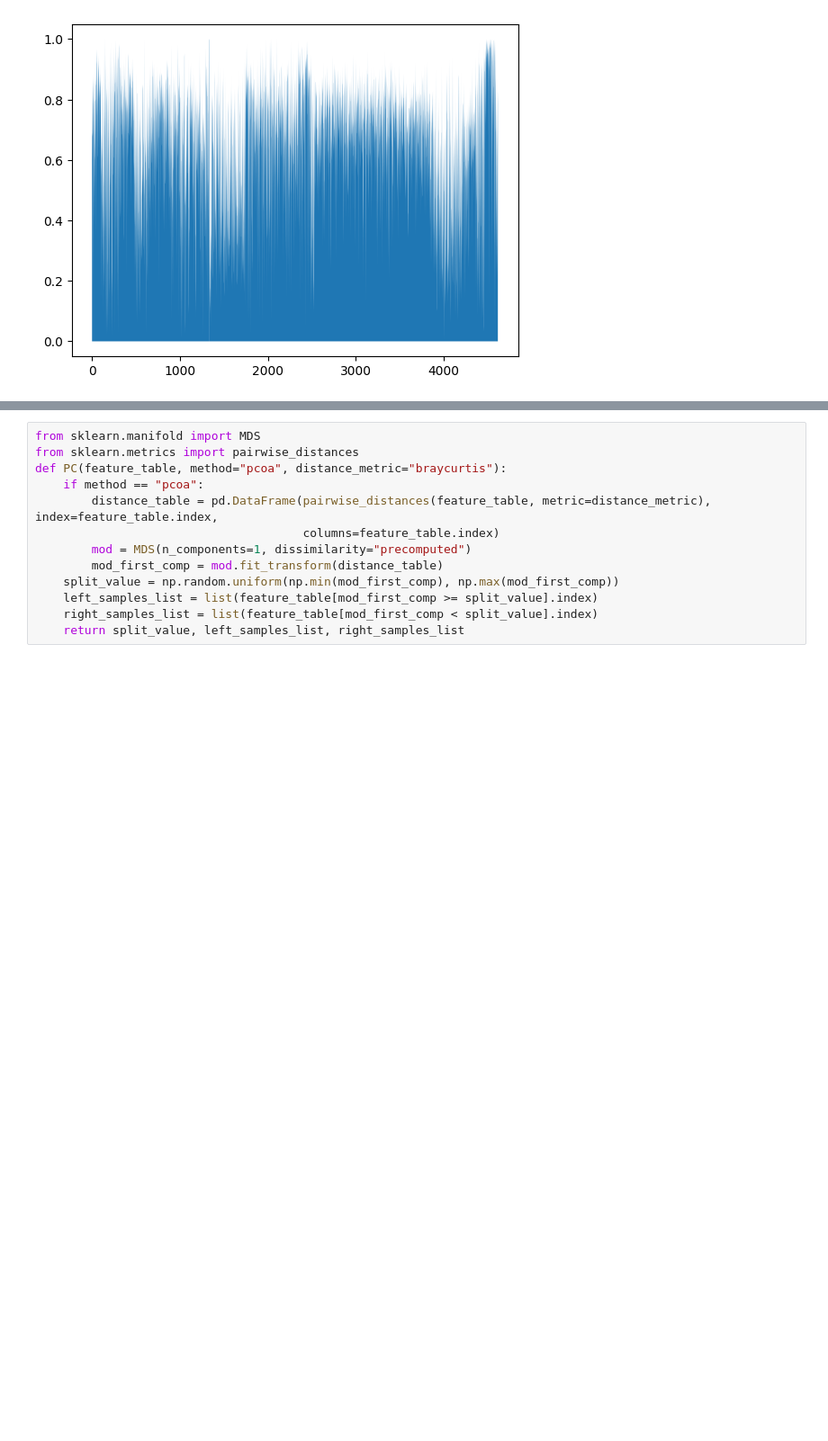
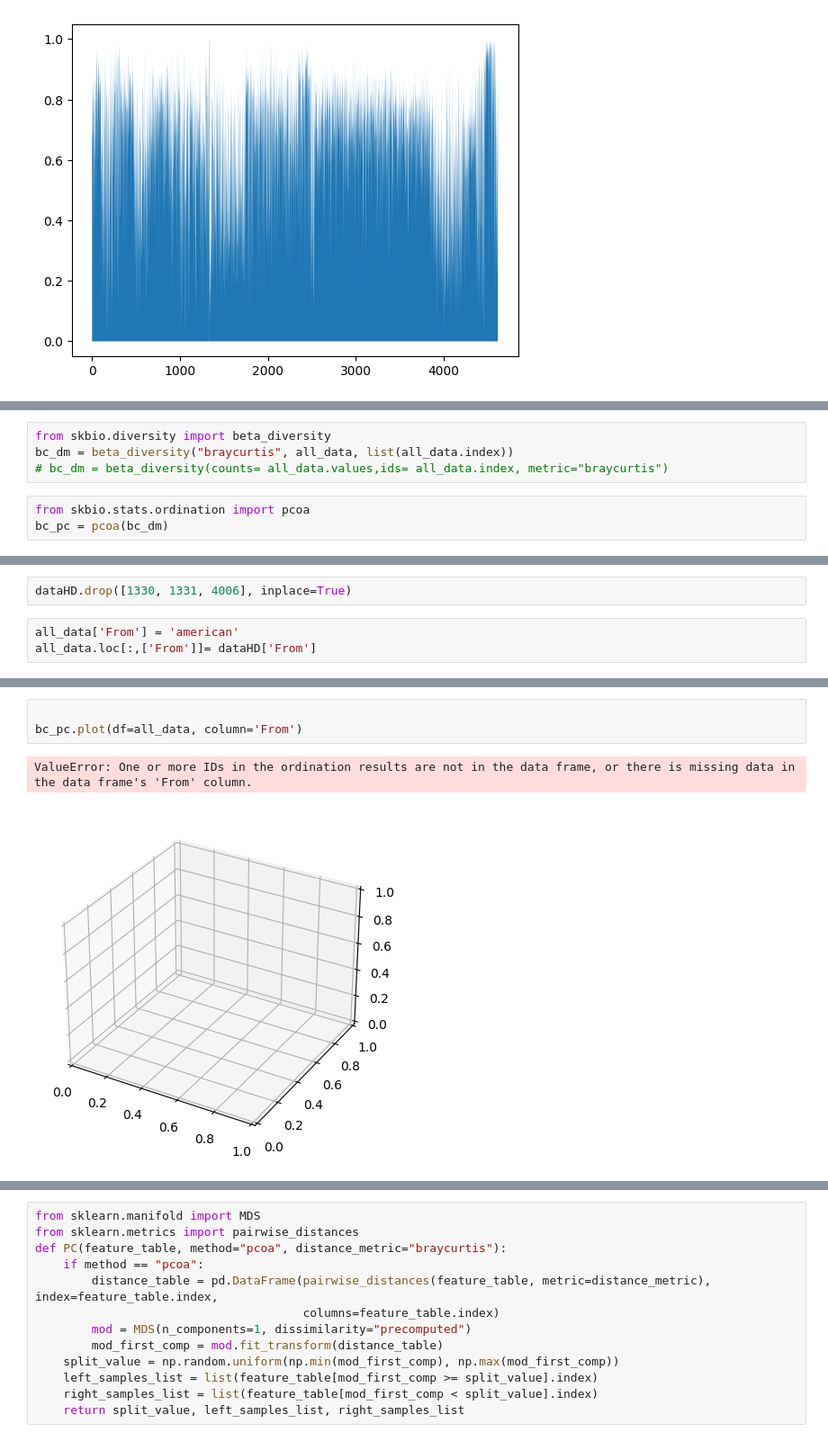
Before and after one commit to talnof1/microbiome_dysbiosis, a Jupyter notebook: american_gut/american_gut_pca.ipynb, the cells around one changed output, grey strips where cells are left out. Shown at 90% size. Saved outputs shown, nothing was run; the diff lists cells and outputs as text; blank space fills up the shorter version.

Commit message:
pcoa

```diff
--- a/american_gut/american_gut_pca.ipynb
+++ b/american_gut/american_gut_pca.ipynb
@@ -169,0 +224,7 @@ plt.fill_between(x, y,0, alpha=1)
+# %%
+from skbio.diversity import beta_diversity
+bc_dm = beta_diversity("braycurtis", all_data, list(all_data.index))
+# bc_dm = beta_diversity(counts= all_data.values,ids= all_data.index, metric="braycurtis")
+# %%
+from skbio.stats.ordination import pcoa
+bc_pc = pcoa(bc_dm)
@@ -169,0 +249,5 @@ plt.fill_between(x, y,0, alpha=1)
+# %%
+dataHD.drop([1330, 1331, 4006], inplace=True)
+# %%
+all_data['From'] = 'american'
+all_data.loc[:,['From']]= dataHD['From']
@@ -169,0 +286,6 @@ plt.fill_between(x, y,0, alpha=1)
+# %%
+
+bc_pc.plot(df=all_data, column='From')
+# %% [output]
+ValueError: One or more IDs in the ordination results are not in the data frame, or there is missing data in the data frame's 'From' column.
+[figure, added]
```
Also changed, not shown: parts of 30 cells of this notebook.
